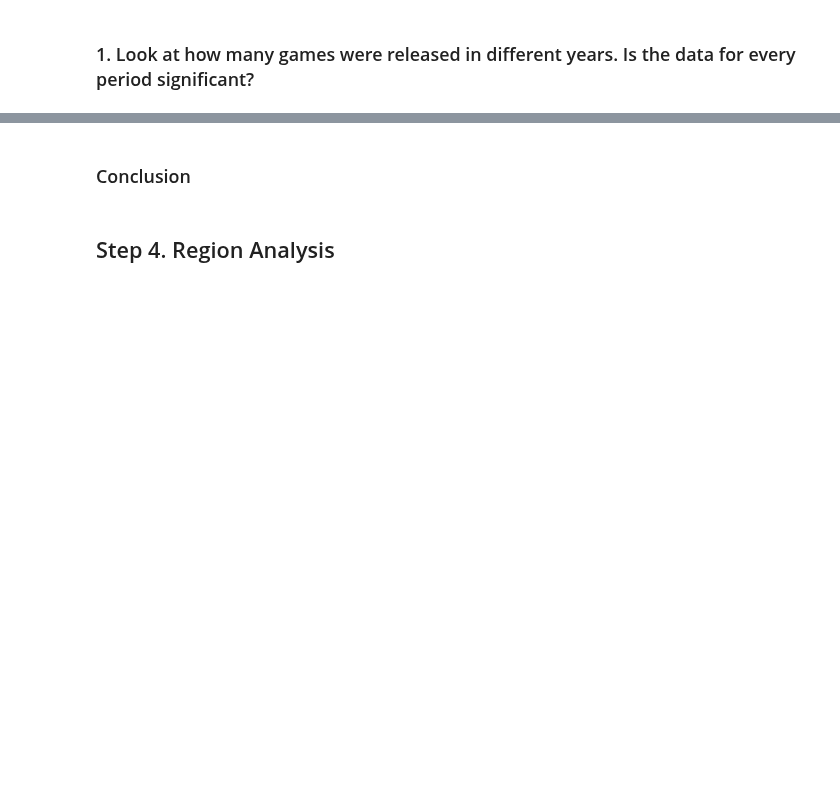
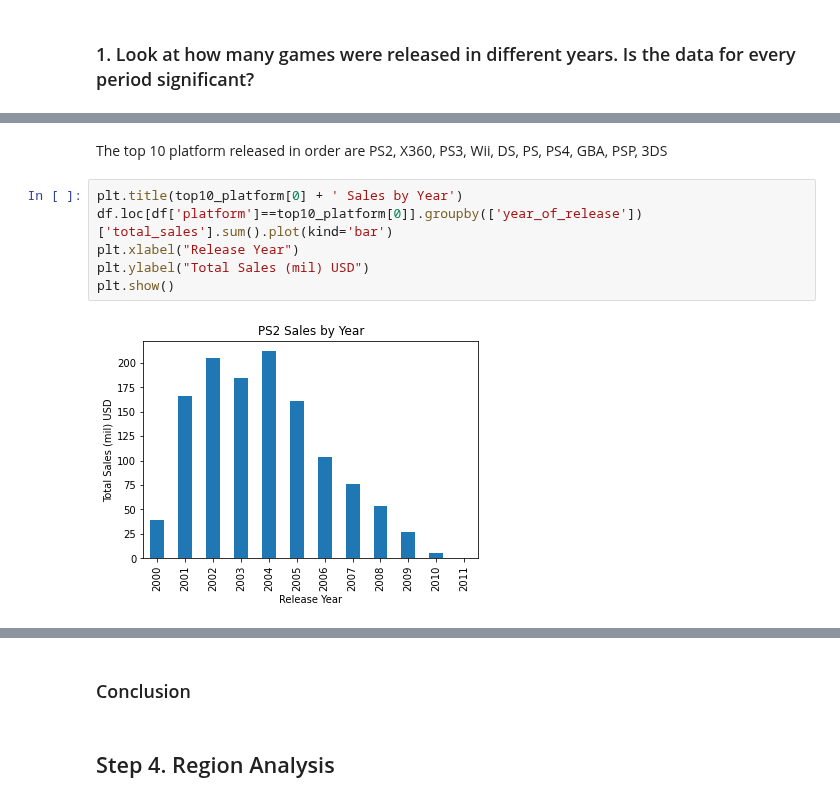
Before and after one commit to rainbowmoonlight/Yandex_Practicum_Projects, a Jupyter notebook: 04 Online Video Game Store Campaign/Online Video Game Store Campaign.ipynb, the cells around one changed output, grey strips where cells are left out. Drawn from its saved outputs; the diff is of its cells as text; blank space fills up the shorter version.

```diff
--- a/04 Online Video Game Store Campaign/Online Video Game Store Campaign.ipynb
+++ b/04 Online Video Game Store Campaign/Online Video Game Store Campaign.ipynb
@@ -654,0 +723,10 @@ Work only with the data that you've decided is relevant. Disregard the data for
+# %% [markdown]
+The top 10 platform released in order are PS2, X360, PS3, Wii, DS, PS, PS4, GBA, PSP, 3DS
+# %%
+plt.title(top10_platform[0] + ' Sales by Year')
+df.loc[df['platform']==top10_platform[0]].groupby(['year_of_release'])['total_sales'].sum().plot(kind='bar')
+plt.xlabel("Release Year")
+plt.ylabel("Total Sales (mil) USD")
+plt.show()
+# %% [output]
+[figure, added]
```
Also changed, not shown: parts of 45 cells of this notebook.
